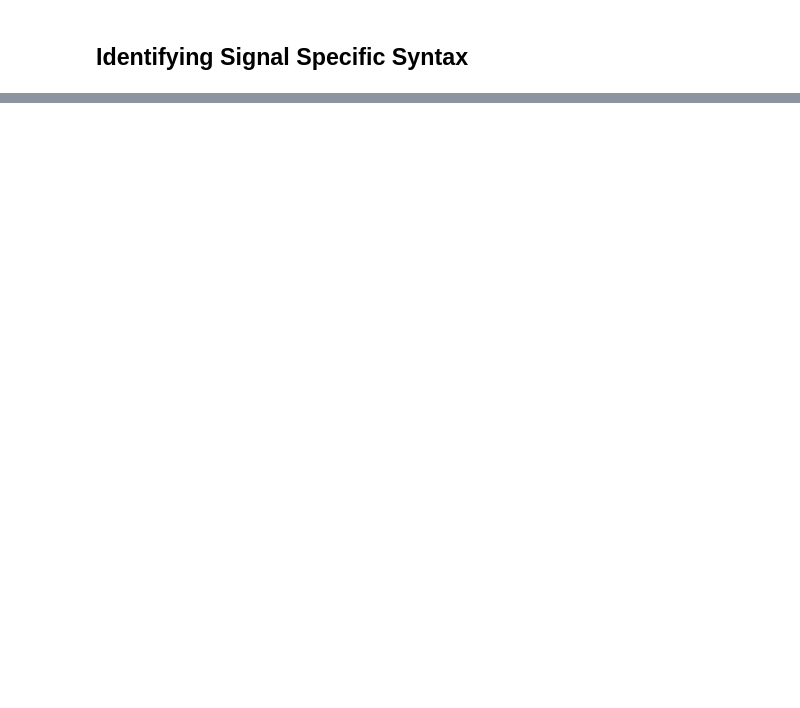
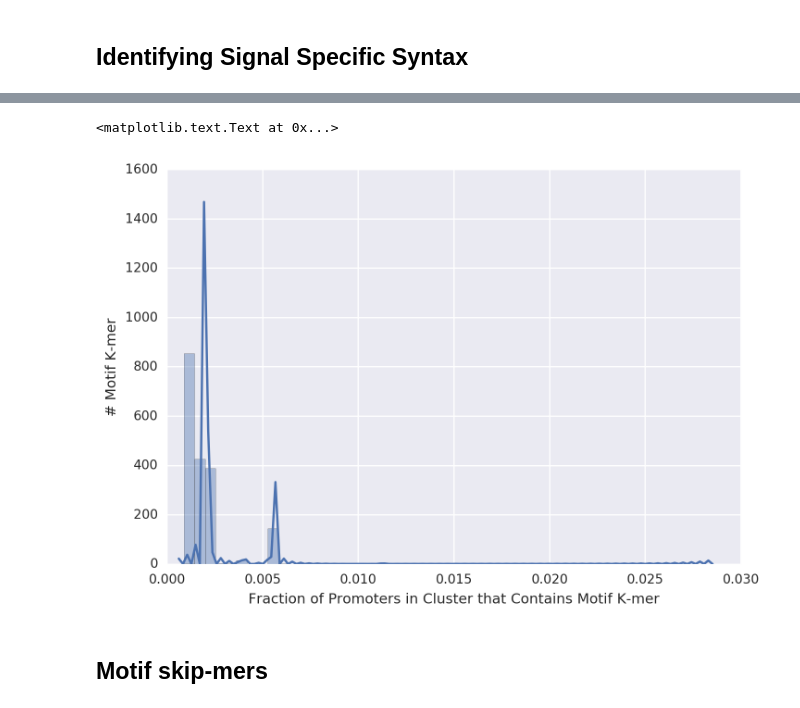
Before and after one commit to jenhantao/ipython-notebooks, a Jupyter notebook: Signals Analysis.ipynb, the cells around one changed output, grey strips where cells are left out. Saved outputs shown, nothing was run; the diff lists cells and outputs as text; code cells hidden in the pictures; blank space fills up the shorter version.

```diff
--- a/Signals Analysis.ipynb
+++ b/Signals Analysis.ipynb
@@ -666,0 +781,9 @@ id_sequence_array_dict = dict(zip(id_list, sequence_array_list))
+# %%
+sns.distplot(frame['Frequency'])
+plt.xlabel('Fraction of Promoters in Cluster that Contains Motif K-mer')
+plt.ylabel('# Motif K-mer')
+# %% [output]
+<matplotlib.text.Text at 0x...>
+[figure, added]
+# %% [markdown]
+## Motif skip-mers
```
Also changed, not shown: parts of 40 cells of this notebook.
